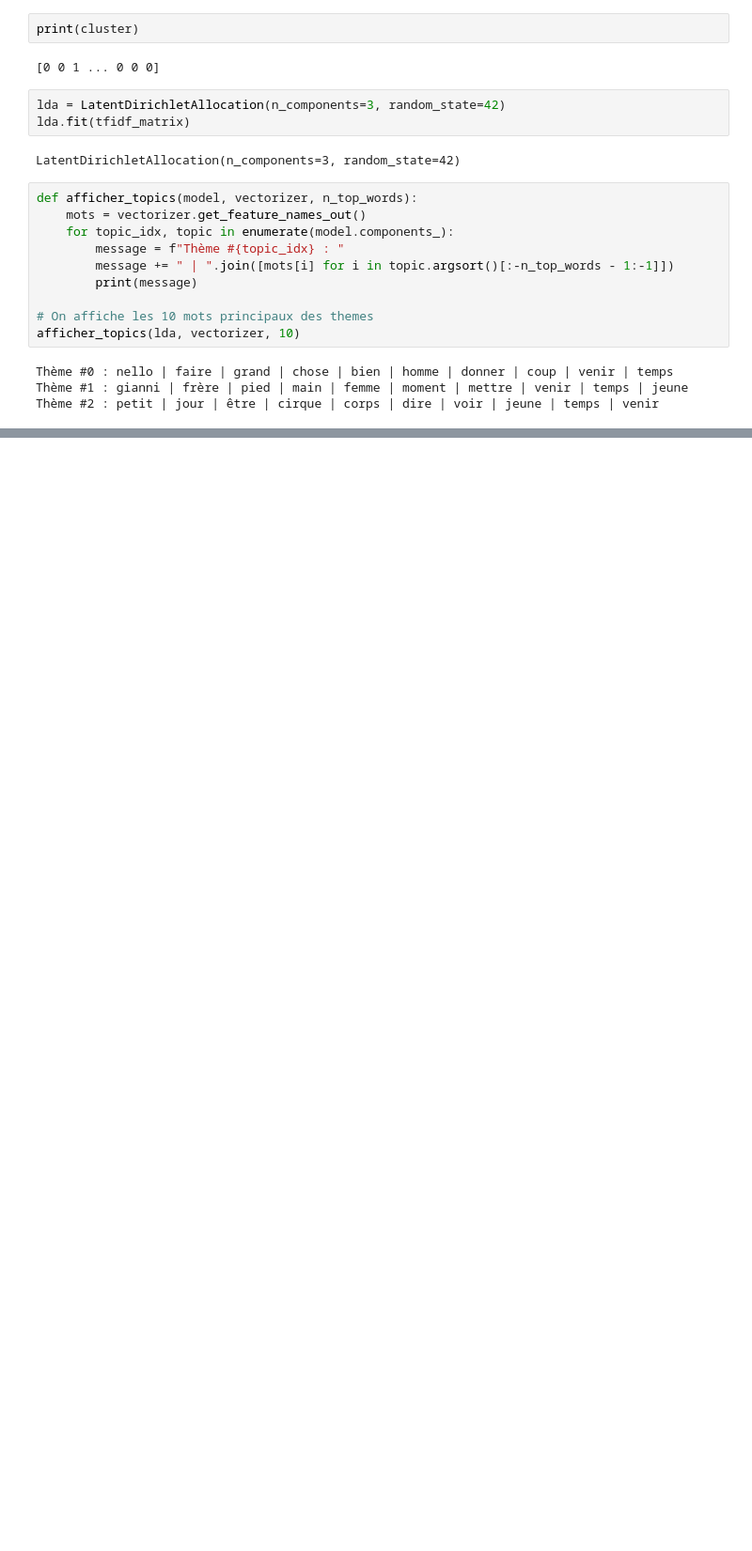
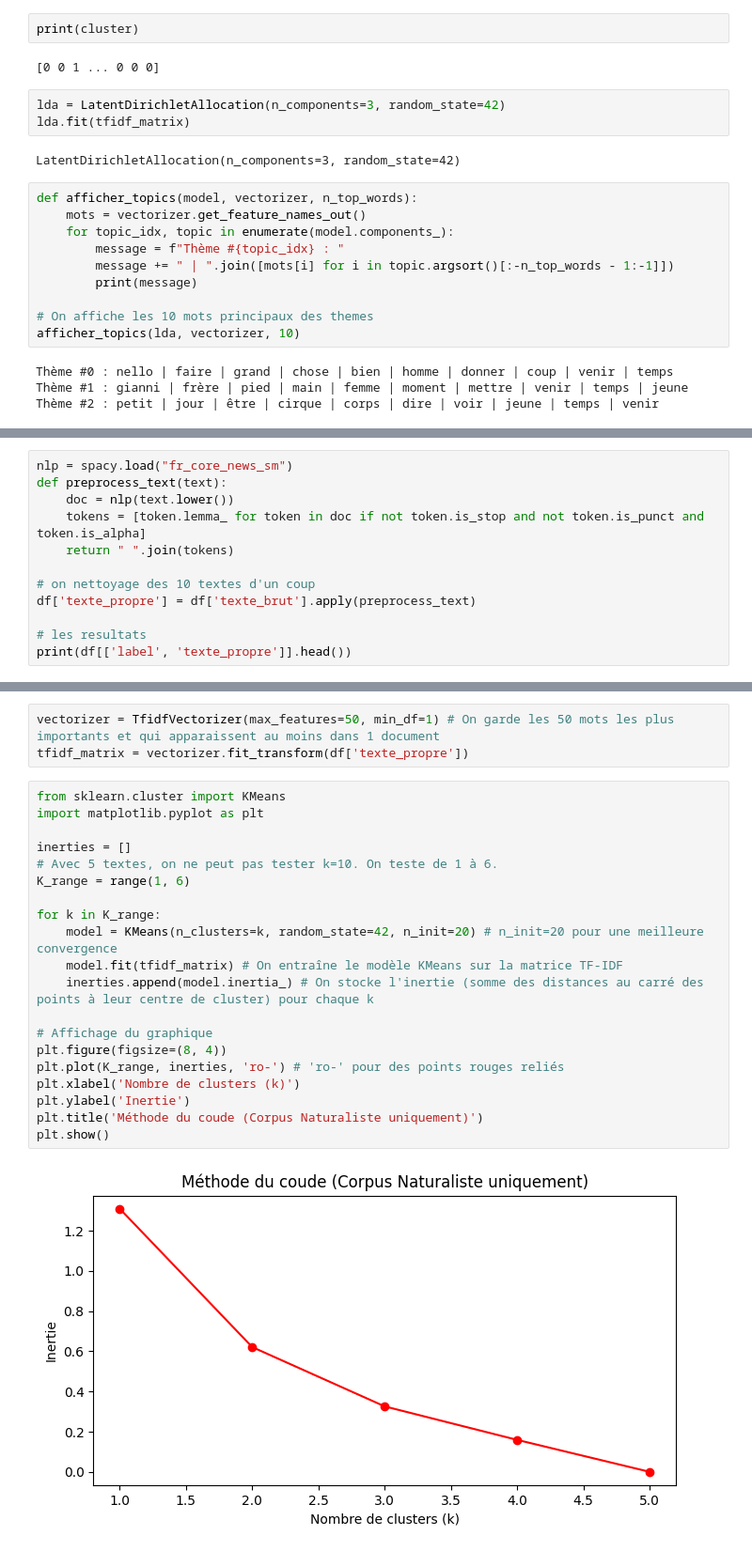
Before and after one commit to NagromLeBG/Champs_lexicaux_N-A, a Jupyter notebook: Test_naturaliste.ipynb, the cells around one changed output, grey strips where cells are left out. Shown at 94% size. Cells and saved outputs as stored; diff of their text form; blank space fills up the shorter version.

```diff
--- a/Test_naturaliste.ipynb
+++ b/Test_naturaliste.ipynb
@@ -179,0 +220,12 @@ Thème #2 : petit | jour | être | cirque | corps | dire | voir | jeune | temps
+# %%
+nlp = spacy.load("fr_core_news_sm")
+def preprocess_text(text):
+    doc = nlp(text.lower())
+    tokens = [token.lemma_ for token in doc if not token.is_stop and not token.is_punct and token.is_alpha]
+    return " ".join(tokens)
+
+# on nettoyage des 10 textes d'un coup
+df['texte_propre'] = df['texte_brut'].apply(preprocess_text)
+
+# les resultats
+print(df[['label', 'texte_propre']].head())
@@ -179,0 +239,25 @@ Thème #2 : petit | jour | être | cirque | corps | dire | voir | jeune | temps
+# %%
+vectorizer = TfidfVectorizer(max_features=50, min_df=1) # On garde les 50 mots les plus importants et qui apparaissent au moins dans 1 document
+tfidf_matrix = vectorizer.fit_transform(df['texte_propre'])
+# %%
+from sklearn.cluster import KMeans
+import matplotlib.pyplot as plt
+
+inerties = []
+# Avec 5 textes, on ne peut pas tester k=10. On teste de 1 à 6.
+K_range = range(1, 6)
+
+for k in K_range:
+    model = KMeans(n_clusters=k, random_state=42, n_init=20) # n_init=20 pour une meilleure convergence
+    model.fit(tfidf_matrix) # On entraîne le modèle KMeans sur la matrice TF-IDF
+    inerties.append(model.inertia_) # On stocke l'inertie (somme des distances au carré des points à leur centre de cluster) pour chaque k
+
+# Affichage du graphique
+plt.figure(figsize=(8, 4))
+plt.plot(K_range, inerties, 'ro-') # 'ro-' pour des points rouges reliés
+plt.xlabel('Nombre de clusters (k)')
+plt.ylabel('Inertie')
+plt.title('Méthode du coude (Corpus Naturaliste uniquement)')
+plt.show()
+# %% [output]
+[figure, added]
```
Also changed, not shown: parts of 13 cells of this notebook.
